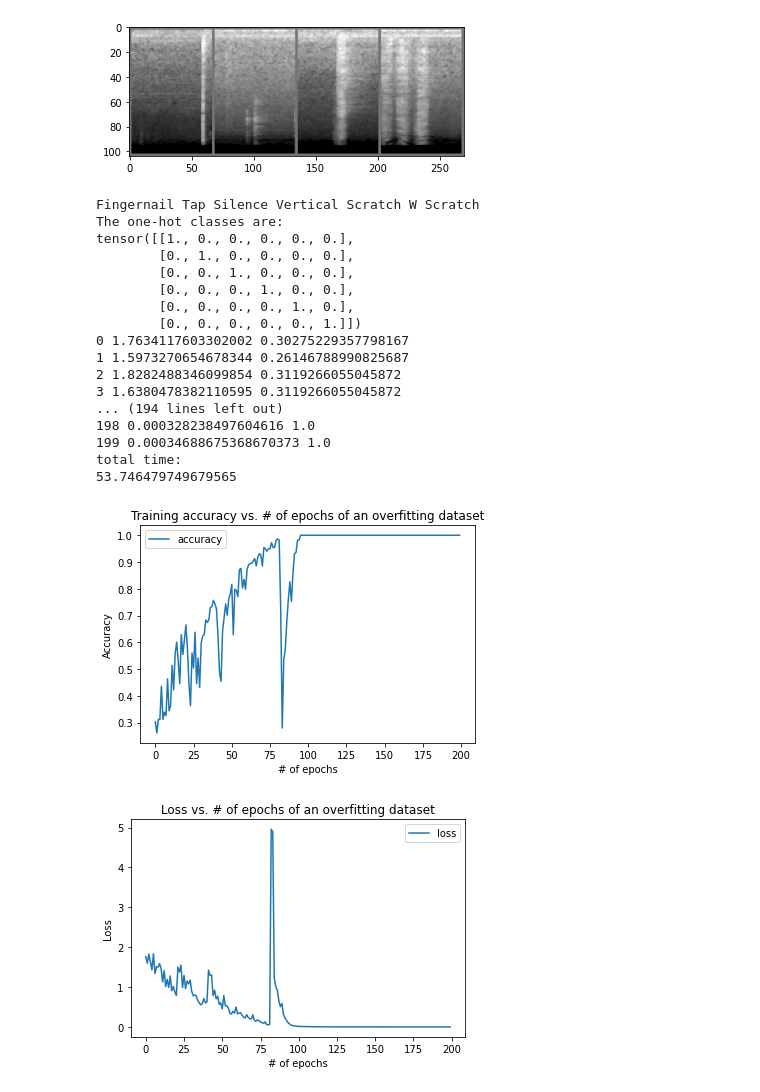
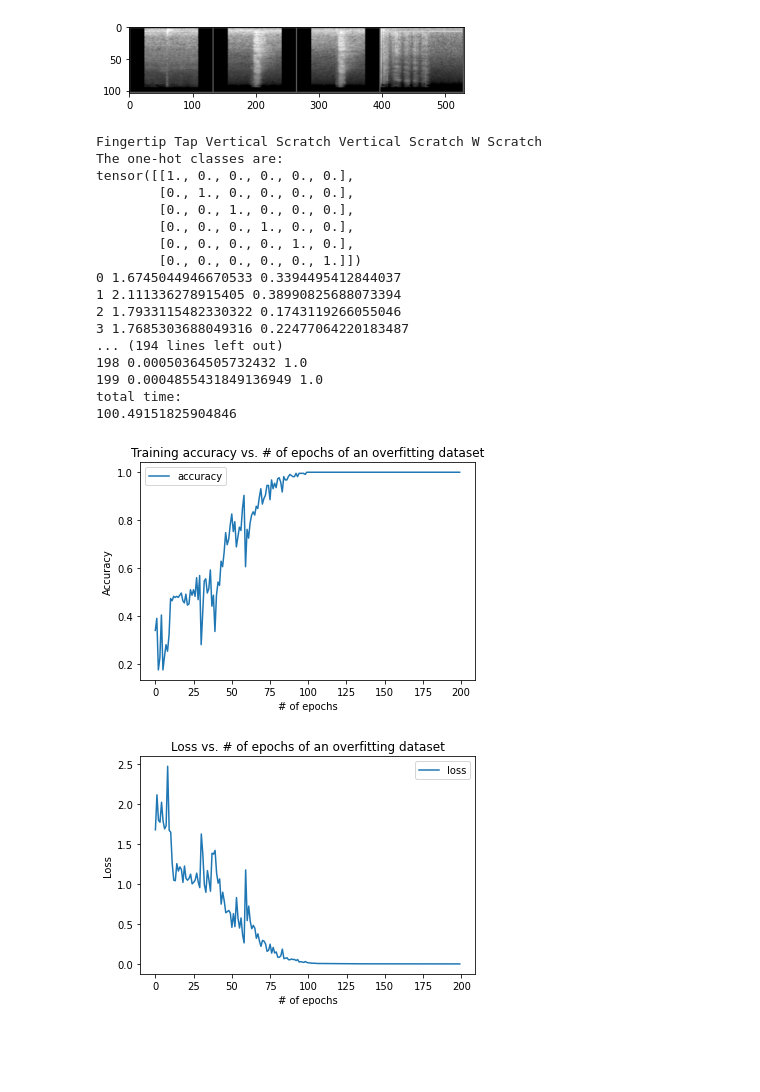
Before and after one commit to ece324-2020/AirUI, a Jupyter notebook: CNN_Models/CNN_Model.ipynb, the cells around one changed output. Cells and saved outputs as stored; diff of their text form; code cells hidden in the pictures; blank space fills up the shorter version.

```diff
--- a/CNN_Models/CNN_Model.ipynb
+++ b/CNN_Models/CNN_Model.ipynb
@@ -32,7 +37,7 @@ seed = 42
 
 # Input overfit, train, val, test dataset
 # Load un-normalized data to compute mean and standard deviation.
-image_size = (100, 65) # size of the input image we want to pass into the model (100 height is standard already)
+image_size = (100, 130) # size of the input image we want to pass into the model (100 height is standard already)
                        # In our dataset, (100, 65) is size of the smallest image,
                        # (100, 130) is size of the biggest image.
 
@@ -48,9 +53,9 @@ class SquarePad:
 
 # padding/cropping pipeline for unnormalized dataset
 data_pipe = transforms.Compose([
-    # SquarePad(),                         # un-comment this line when padding images
-    # transforms.Resize(image_size),       # un-comment this line when padding images
-    transforms.CenterCrop(image_size),     # un-comment this line when cropping images
+    SquarePad(),                         # un-comment this line when padding images
+    transforms.Resize(image_size),       # un-comment this line when padding images
+    # transforms.CenterCrop(image_size),     # un-comment this line when cropping images
     transforms.ToTensor()
 ])
 
@@ -73,16 +78,16 @@ std_overfit = torch.std(data[0], (0,2,3))
 
 # padding/cropping pipeline for normalized datasets
 data_pipeline_normal_reg = transforms.Compose([
-    # SquarePad(),                         # un-comment this line when padding images
-    # transforms.Resize(image_size),       # un-comment this line when padding images
-    transforms.CenterCrop(image_size),     # un-comment this line when cropping images
+    SquarePad(),                         # un-comment this line when padding images
+    transforms.Resize(image_size),       # un-comment this line when padding images
+    # transforms.CenterCrop(image_size),     # un-comment this line when cropping images
     transforms.ToTensor(),
     transforms.Normalize(mean, std)
 ])
 data_pipeline_normal_over = transforms.Compose([
-    # SquarePad(),                         # un-comment this line when padding images
-    # transforms.Resize(image_size),       # un-comment this line when padding images
-    transforms.CenterCrop(image_size),     # un-comment this line when cropping images
+    SquarePad(),                         # un-comment this line when padding images
+    transforms.Resize(image_size),       # un-comment this line when padding images
+    # transforms.CenterCrop(image_size),     # un-comment this line when cropping images
     transforms.ToTensor(),
     transforms.Normalize(mean_overfit, std_overfit)
 ])
@@ -128,7 +133,6 @@ print (oneh_classes)
 
 # CNN Model
 # Fixed Hyperparameters: two fully connected layers
-# TODO: Error checking
 class CNN(nn.Module):
   def __init__(self, input_dims, numOfKernels, numOfNeurons, kernelSize, numOfConvLayers, batchNorm):
     super(CNN, self).__init__()
@@ -147,6 +151,10 @@ class CNN(nn.Module):
     for i in range (self.numOfConvLayers):
       fullLayerSize_x = (fullLayerSize_x-kernelSize+1)//2
       fullLayerSize_y = (fullLayerSize_y-kernelSize+1)//2
+
+    # Error check the output size
+    if fullLayerSize_x <= 0 or fullLayerSize_y <= 0:
+      raise Exception("Too many convolutional layer for the input size, please decrease numOfConvLayers.")
 
     # Fully connected layers
     self.fc1 = nn.Linear(numOfKernels*fullLayerSize_x*fullLayerSize_y, numOfNeurons)
@@ -309,38 +317,49 @@ def plot_full_data(trainAccuracies, trainLosses, validAccuracies, validLosses):
   pyplot.ylabel('Accuracy')
   pyplot.xlabel('# of epochs')
   pyplot.title('Training accuracy vs. # of epochs of the full dataset')
   pyplot.show()
 
   # Loss plot
   pyplot.plot(trainLosses, label='traning')
   pyplot.plot(validLosses, label='validation')
   pyplot.legend()
   pyplot.ylabel('Loss')
   pyplot.xlabel('# of epochs')
   pyplot.title('Loss vs. # of epochs of the full dataset')
   pyplot.show()
 
 
 
 
 ######################################### LOAD AND CALL THE MODEL HERE ##############################################
 #### TO TEST THE PERFORMANCE OF THE MODEL, ONLY OVERFITTING TRAINNING IS CALLED BELOW
 #### TO SEE THE PERFORMANCE ON THE ACTUAL DATASET, SEE SERACH.IPYNB IN THE HYPERPARMETERS SERACH FOLDER
 
 torch.manual_seed(seed)
 model = CNN(input_dims=image_size, numOfKernels=8, numOfNeurons=100, kernelSize=3, numOfConvLayers=2, batchNorm=False)    # Load model
 optimizer = optimizer_func(model.parameters(),lr=learningRate)
 
-# Train and plot the overfitting data
-trainAccuracies, trainLosses = overfit_training(train_loader, model, optimizer)
-plot_overfit(trainAccuracies, trainLosses)
+# Train the overfitting data
+trainAccuracies, trainLosses = overfit_training(train_loader, model, optimizer) #as we can see, the final accuracy reaches 1 --> model is okay!
 
 # # Train and plot the full data
 # trainAccuracies, trainLosses, validAccuracies, validLosses = full_training(train_loader, val_loader, test_loader, model, optimizer)
 # plot_full_data(trainAccuracies, trainLosses, validAccuracies, validLosses)
+
+
+# Display the result ( accuracy plots, confusion matrix)
+plot_overfit(trainAccuracies, trainLosses)
+new_val_loader = DataLoader(val_set, batch_size=len(val_set))
+for i, (inputs, labels) in enumerate(new_val_loader):
+  val_outputs = model(inputs)
+  result = val_outputs.argmax(1)
+  print(confusion_matrix(result.detach().numpy(),labels.detach().numpy()))
+
+# Save the model
+# torch.save(model, 'path')
 # %% [output]
-[figure, old version]
+[figure, new version]
-Fingernail Tap Silence Vertical Scratch W Scratch
+Fingertip Tap Vertical Scratch Vertical Scratch W Scratch
 The one-hot classes are:
 tensor([[1., 0., 0., 0., 0., 0.],
         [0., 1., 0., 0., 0., 0.],
@@ -348,14 +367,14 @@ tensor([[1., 0., 0., 0., 0., 0.],
         [0., 0., 0., 1., 0., 0.],
         [0., 0., 0., 0., 1., 0.],
         [0., 0., 0., 0., 0., 1.]])
-0 1.7634117603302002 0.30275229357798167
-1 1.5973270654678344 0.26146788990825687
-2 1.8282488346099854 0.3119266055045872
-3 1.6380478382110595 0.3119266055045872
+0 1.6745044946670533 0.3394495412844037
+1 2.111336278915405 0.38990825688073394
+2 1.7933115482330322 0.1743119266055046
+3 1.7685303688049316 0.22477064220183487
 ... (194 lines left out)
-198 0.000328238497604616 1.0
-199 0.00034688675368670373 1.0
+198 0.00050364505732432 1.0
+199 0.0004855431849136949 1.0
 total time:
-53.746479749679565
+100.49151825904846
-[figure, old version]
+[figure, new version]
-[figure, old version]
+[figure, new version]
```
Also changed, not shown: parts of 2 cells of this notebook.
